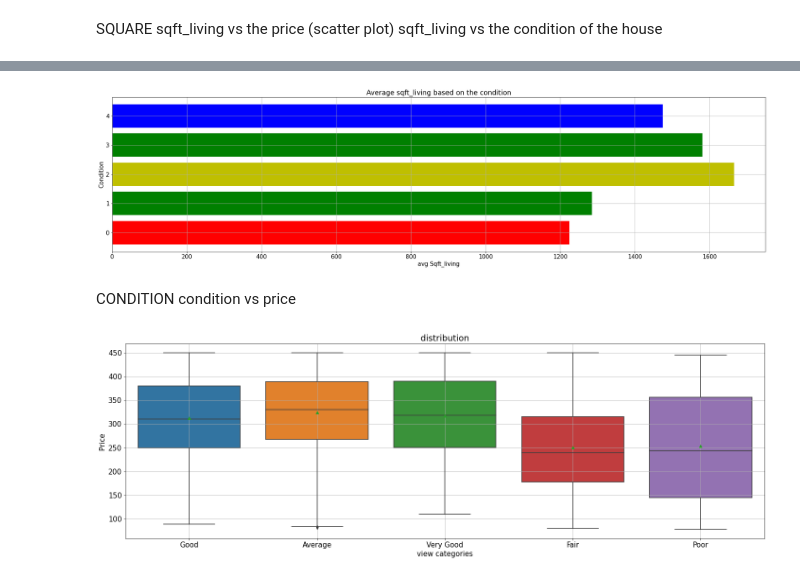
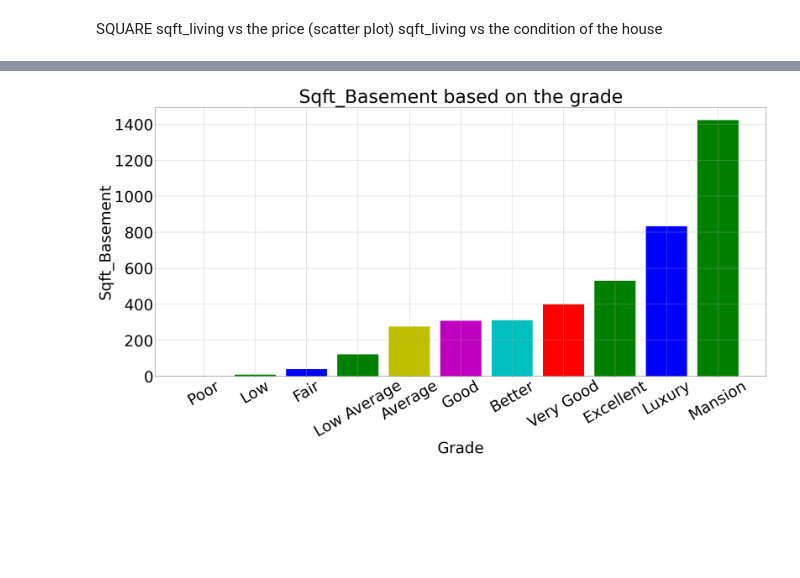
Before and after one commit to vivyhasadream/DS_P2_King-County-House-Sales-Predict, a Jupyter notebook: Karan_EDA.ipynb, the cells around one changed output, grey strips where cells are left out. Saved outputs shown, nothing was run; the diff lists cells and outputs as text; code cells hidden in the pictures; blank space fills up the shorter version.

```diff
--- a/Karan_EDA.ipynb
+++ b/Karan_EDA.ipynb
@@ -164,0 +172,3 @@ mean_max[mean_max['condition_str'] == 'Very Good']
+# %%
+avg_sqft_grade = df.groupby("grade_str")["sqft_living"].mean().sort_values()
+avg_price_grade = df.groupby("grade_str")["price"].mean().sort_values()
@@ -185,19 +214,3 @@ plt.show();
 It can be seen that houses having a waterfront have been having a higher price
 # %% [markdown]
 VIEW - How is the view affecting the prices? are houses having a nicer view been priced more?
-# %%
-#boxplot of houses with a view vs the price
-
-import seaborn as sns
-import matplotlib.ticker as ticker
-fig, ax = plt.subplots(figsize=(20,7))
-sns.boxplot(data=min_mean, x = 'view_str', y='price', showmeans=True)
-plt.rcParams.update({'font.size':10})
-ax.set_xlabel('view categories')
-ax.set_ylabel("Prices of houses")
-ax.set_title('view distribution ')
-ax.get_yaxis().set_major_formatter(
-    ticker.FuncFormatter(lambda x, p: format(int(x), ',')))
-plt.grid()
-plt.tight_layout()
-plt.show();
@@ -247,7 +245,7 @@ Name: bedrooms, dtype: int64
 fig, ax = plt.subplots(figsize=(35, 15))
 #plt.rcdefaults()
 # sets up bar plot
-plt.rcParams.update({'font.size':35})
+plt.rcParams.update({'font.size':55})
 ax.barh(avg_price_bed.keys(), avg_price_bed, color = "rgbgymc")
 ax.set_xlabel('Prices of houses(K)')
 ax.set_ylabel("Bedrooms")
@@ -352,37 +330,21 @@ plt.show();
+# %%
+avg_price_view = df.groupby("grade_str")["sqft_basement"].mean().sort_values()
 # %%
-fig, ax = plt.subplots(figsize=(25, 7))
+fig, ax = plt.subplots(figsize=(35, 20))
 #plt.rcdefaults()
 # sets up bar plot
-plt.rcParams.update({'font.size':15})
-ax.barh(avg_price_square.keys(), avg_price_square, color = "rgbgymc")
-ax.set_xlabel('avg Sqft_living')
-ax.set_ylabel("Condition")
-ax.set_title('Average sqft_living based on the condition')
-#ax.set_xticklabels(director_movie_profit.keys(), rotation=45)
+plt.rcParams.update({'font.size':55})
+ax.bar(avg_price_view.keys(), avg_price_view, color = "rgbgymc")
+ax.set_xlabel('Grade')
+ax.set_ylabel("Sqft_Basement")
+ax.set_title('Sqft_Basement based on the grade')
+ax.set_xticklabels(avg_sqft_grade.keys(), rotation=30)
+
 #ax.get_yaxis().set_major_formatter(
     #ticker.FuncFormatter(lambda x, p: format(int(x), ',')))
 #plt.rcParams.update({'font.size': 10})
 plt.grid()
 plt.tight_layout()
 plt.show();
 # %% [output]
-[figure, old version]
+[figure, new version]
-# %% [markdown]
-CONDITION
-condition vs price
-# %%
-import seaborn as sns
-import matplotlib.ticker as ticker
-fig, ax = plt.subplots(figsize=(20,7))
-sns.boxplot(data=min_mean, x = 'condition_str', y='price', showmeans=True)
-plt.rcParams.update({'font.size':15})
-ax.set_xlabel('view categories')
-ax.set_ylabel("Price ")
-ax.set_title(' distribution ')
-ax.get_yaxis().set_major_formatter(
-    ticker.FuncFormatter(lambda x, p: format(int(x), ',')))
-plt.grid()
-plt.tight_layout()
-plt.show()
-# %% [output]
-[figure, removed]
```
Also changed, not shown: parts of 39 cells of this notebook, 4 other files.
